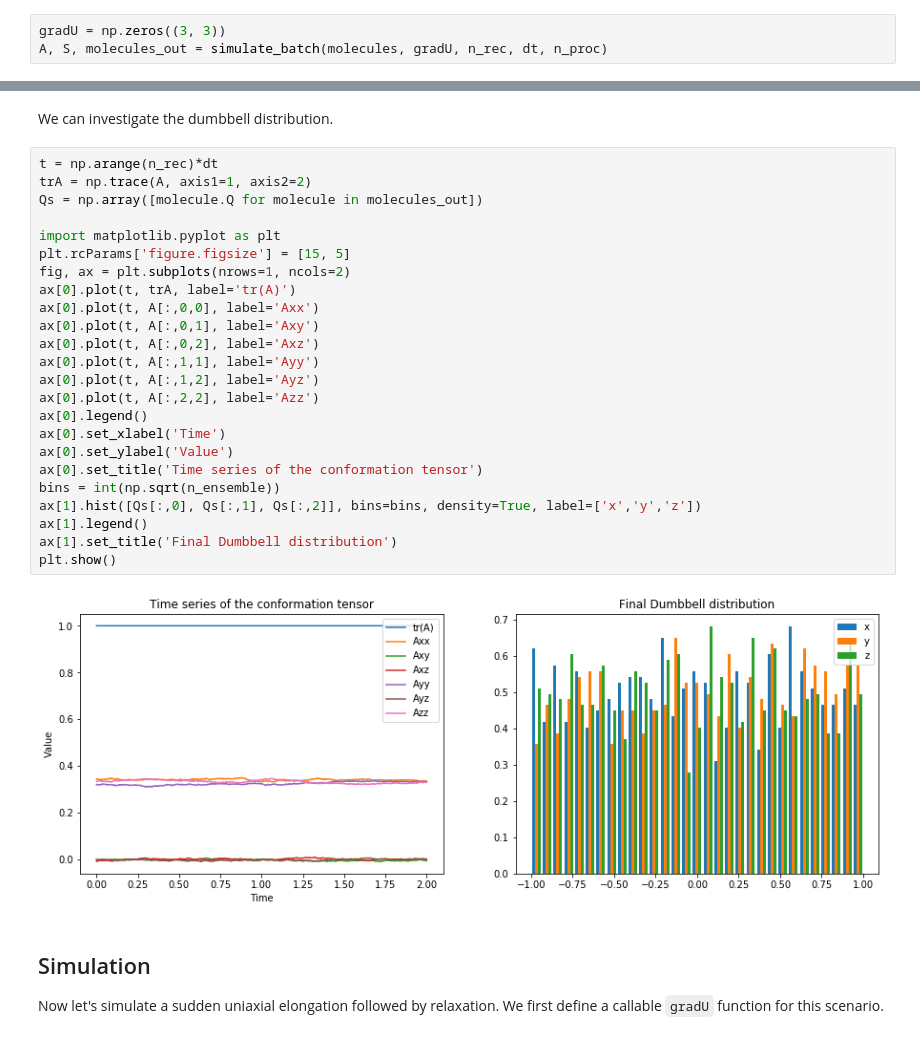
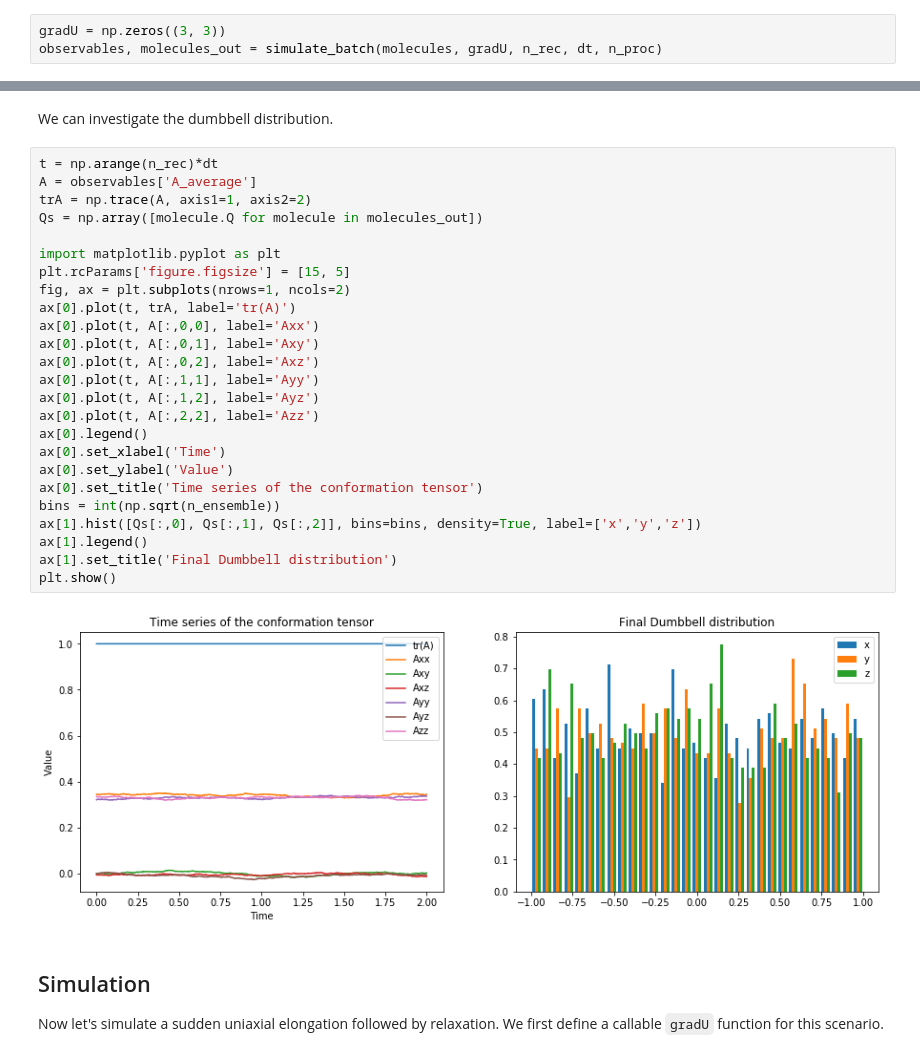
Before and after one commit to etiennerognin/DiluteBrownianDynamics, a Jupyter notebook: examples/3 - Rigid dumbbells.ipynb, the cells around one changed output, grey strips where cells are left out. Drawn from its saved outputs; the diff is of its cells as text.

```diff
--- a/examples/3 - Rigid dumbbells.ipynb
+++ b/examples/3 - Rigid dumbbells.ipynb
@@ -26,7 +26,7 @@ molecules = [RigidDumbbell.from_normal_distribution()
 Due to the finite length constraint, the molecules are not in a relaxed distribution yet, therefore we need to do a thermalisation step.
 # %%
 gradU = np.zeros((3, 3))
-A, S, molecules_out = simulate_batch(molecules, gradU, n_rec, dt, n_proc)
+observables, molecules_out = simulate_batch(molecules, gradU, n_rec, dt, n_proc)
 # %% [output]
 Physical time to compute: 2.0
 Calculation started on 16 cores.
@@ -34,30 +34,31 @@ Calculation started on 16 cores.
 We can investigate the dumbbell distribution.
 # %%
 t = np.arange(n_rec)*dt
+A = observables['A_average']
 trA = np.trace(A, axis1=1, axis2=2)
 Qs = np.array([molecule.Q for molecule in molecules_out])
 
 import matplotlib.pyplot as plt
 plt.rcParams['figure.figsize'] = [15, 5]
 fig, ax = plt.subplots(nrows=1, ncols=2)
 ax[0].plot(t, trA, label='tr(A)')
 ax[0].plot(t, A[:,0,0], label='Axx')
 ax[0].plot(t, A[:,0,1], label='Axy')
 ax[0].plot(t, A[:,0,2], label='Axz')
 ax[0].plot(t, A[:,1,1], label='Ayy')
 ax[0].plot(t, A[:,1,2], label='Ayz')
 ax[0].plot(t, A[:,2,2], label='Azz')
 ax[0].legend()
 ax[0].set_xlabel('Time')
 ax[0].set_ylabel('Value')
 ax[0].set_title('Time series of the conformation tensor')
 bins = int(np.sqrt(n_ensemble))
 ax[1].hist([Qs[:,0], Qs[:,1], Qs[:,2]], bins=bins, density=True, label=['x','y','z'])
 ax[1].legend()
 ax[1].set_title('Final Dumbbell distribution')
 plt.show()
 # %% [output]
-[figure, old version]
+[figure, new version]
 # %% [markdown]
 ## Simulation
 Now let's simulate a sudden uniaxial elongation followed by relaxation. We first define a callable `gradU` function for this scenario.
```
Also changed, not shown: parts of 4 cells of this notebook, 14 other files.
